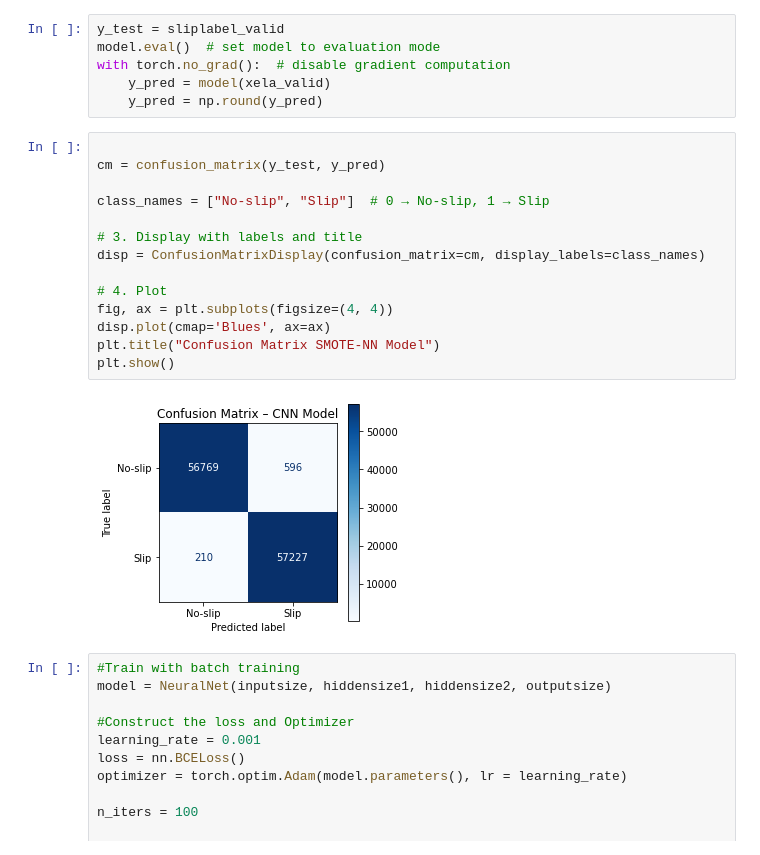
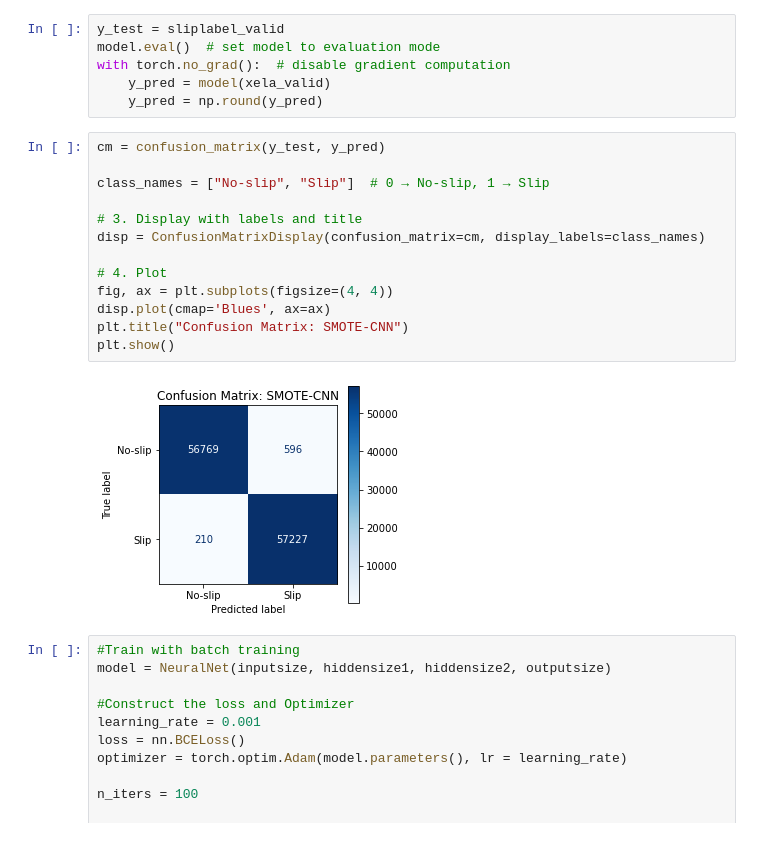
Before and after one commit to nelsonifechukwu/NELSON_IML_WORK, a Jupyter notebook: dnn_imbalances_tactile.ipynb, the cells around one changed output. Drawn from its saved outputs; the diff is of its cells as text.

```diff
--- a/dnn_imbalances_tactile.ipynb
+++ b/dnn_imbalances_tactile.ipynb
@@ -251,21 +251,20 @@ with torch.no_grad():  # disable gradient computation
     y_pred = model(xela_valid)
     y_pred = np.round(y_pred)
 # %%
-
 cm = confusion_matrix(y_test, y_pred)
 
 class_names = ["No-slip", "Slip"]  # 0 → No-slip, 1 → Slip
 
 # 3. Display with labels and title
 disp = ConfusionMatrixDisplay(confusion_matrix=cm, display_labels=class_names)
 
 # 4. Plot
 fig, ax = plt.subplots(figsize=(4, 4))
 disp.plot(cmap='Blues', ax=ax)
-plt.title("Confusion Matrix SMOTE-NN Model")
+plt.title("Confusion Matrix: SMOTE-CNN")
 plt.show()
 # %% [output]
-[figure, old version]
+[figure, new version]
 # %%
 #Train with batch training
 model = NeuralNet(inputsize, hiddensize1, hiddensize2, outputsize)
```
Also changed, not shown: parts of 1 cell of this notebook.
